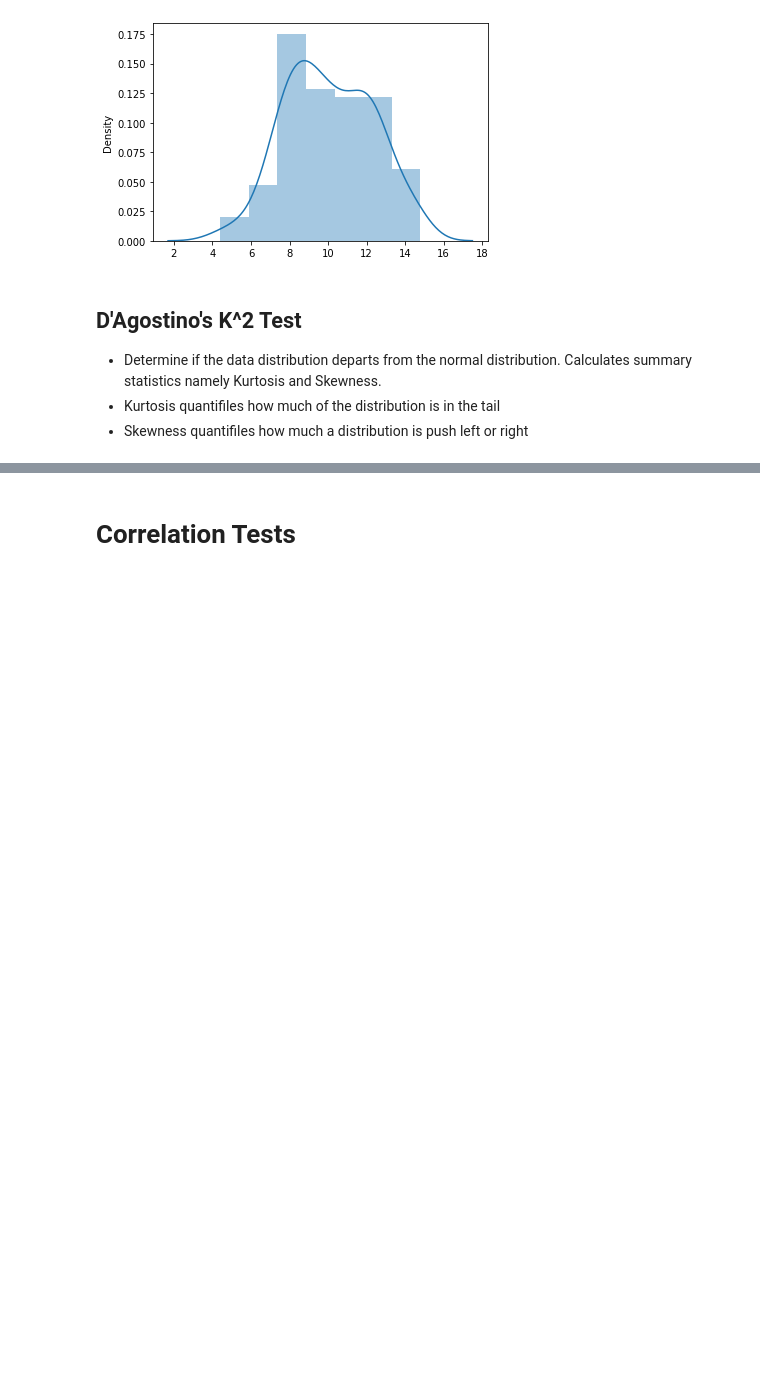
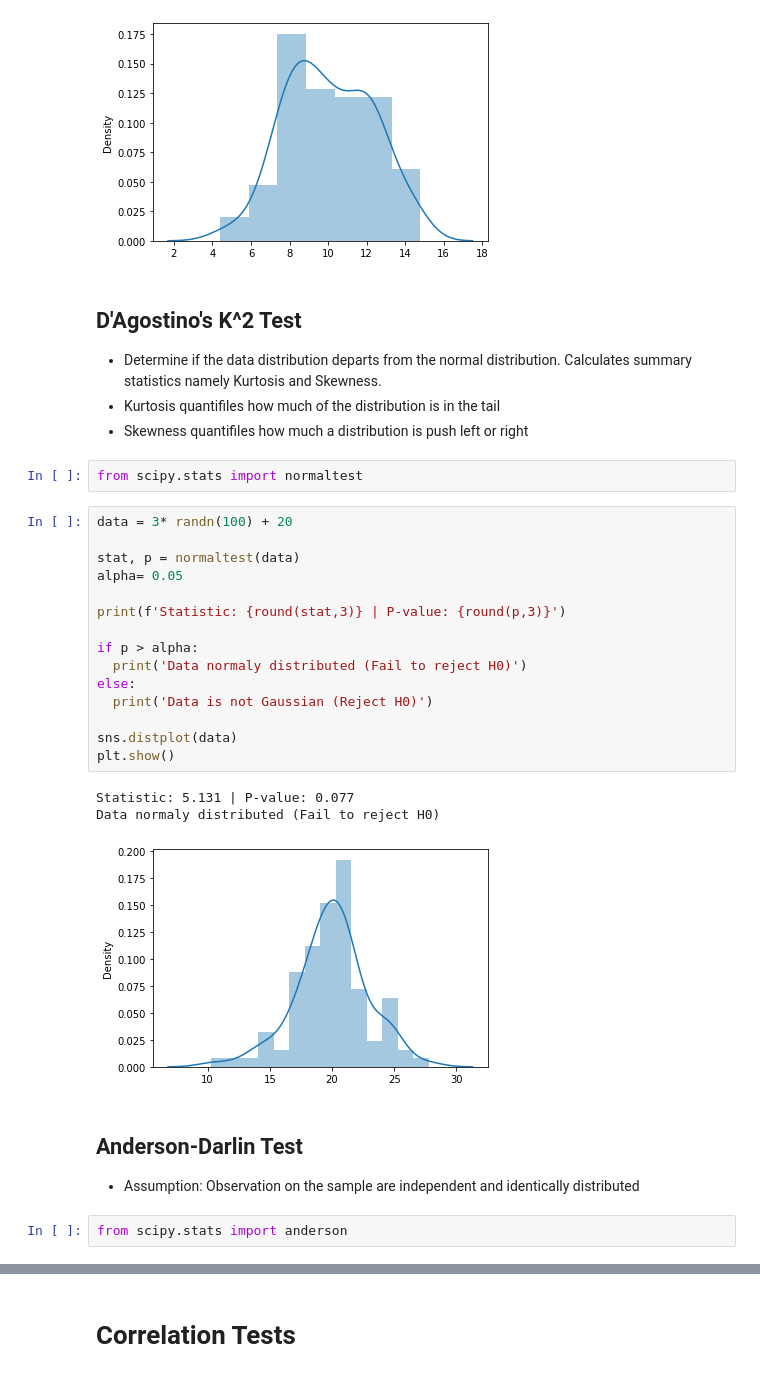
Before and after one commit to danielarruda1000/hypothesis_tests, a Jupyter notebook: hypothesis_tests.ipynb, the cells around one changed output, grey strips where cells are left out. Cells and saved outputs as stored; diff of their text form; blank space fills up the shorter version.

```diff
--- a/hypothesis_tests.ipynb
+++ b/hypothesis_tests.ipynb
@@ -40,3 +40,29 @@ The data looks Gaussian (Fail to reject null hypothesis)
 * Determine if the data distribution departs from the normal distribution. Calculates summary statistics namely Kurtosis and Skewness.
 * Kurtosis quantifiles how much of the distribution is in the tail
 * Skewness quantifiles how much a distribution is push left or right
+# %%
+from scipy.stats import normaltest
+# %%
+data = 3* randn(100) + 20
+
+stat, p = normaltest(data)
+alpha= 0.05
+
+print(f'Statistic: {round(stat,3)} | P-value: {round(p,3)}')
+
+if p > alpha:
+  print('Data normaly distributed (Fail to reject H0)')
+else:
+  print('Data is not Gaussian (Reject H0)')
+
+sns.distplot(data)
+plt.show()
+# %% [output]
+Statistic: 5.131 | P-value: 0.077
+Data normaly distributed (Fail to reject H0)
+[figure, added]
+# %% [markdown]
+## Anderson-Darlin Test
+* Assumption: Observation on the sample are independent and identically distributed
+# %%
+from scipy.stats import anderson
```
Also changed, not shown: parts of 1 cell of this notebook.
